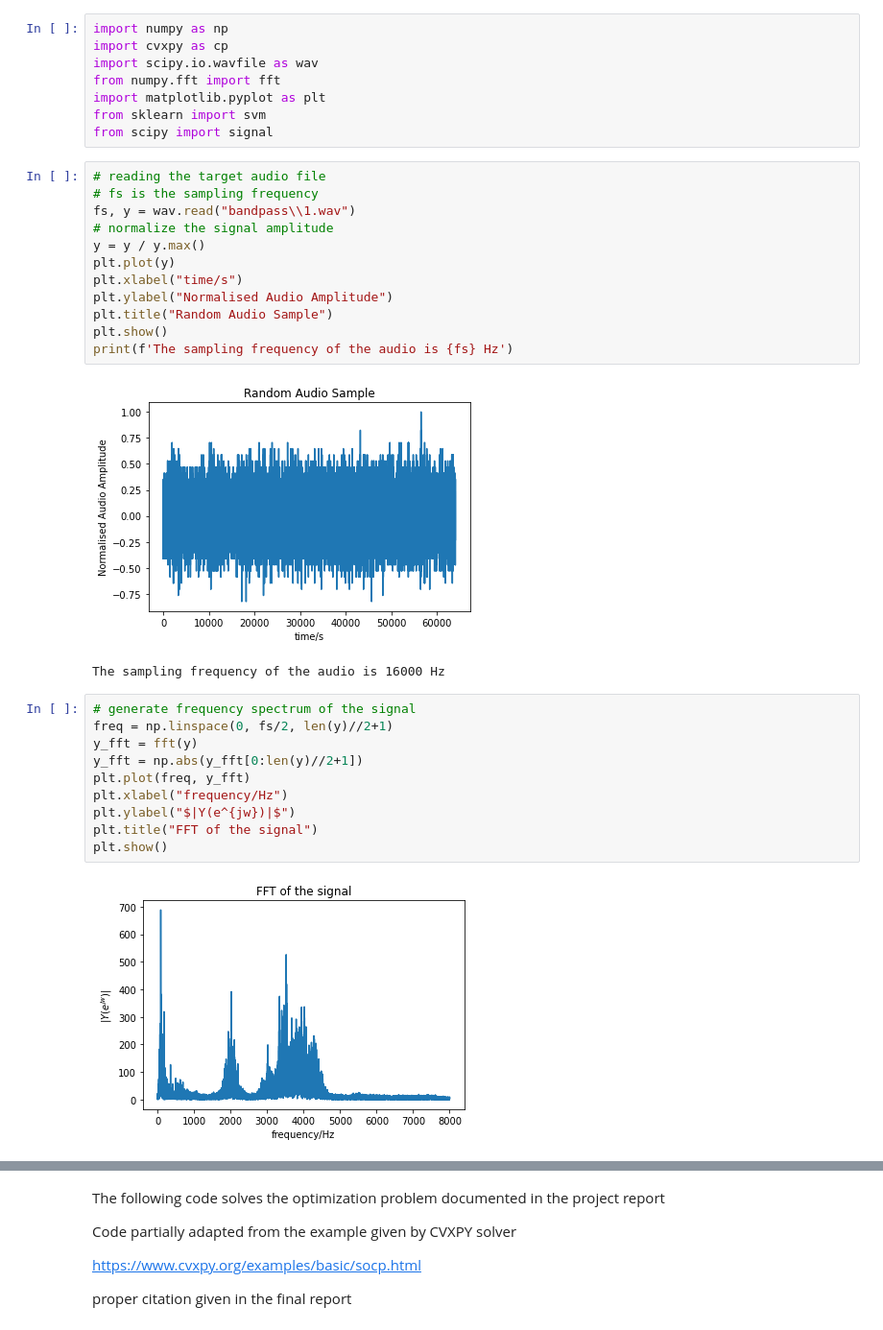
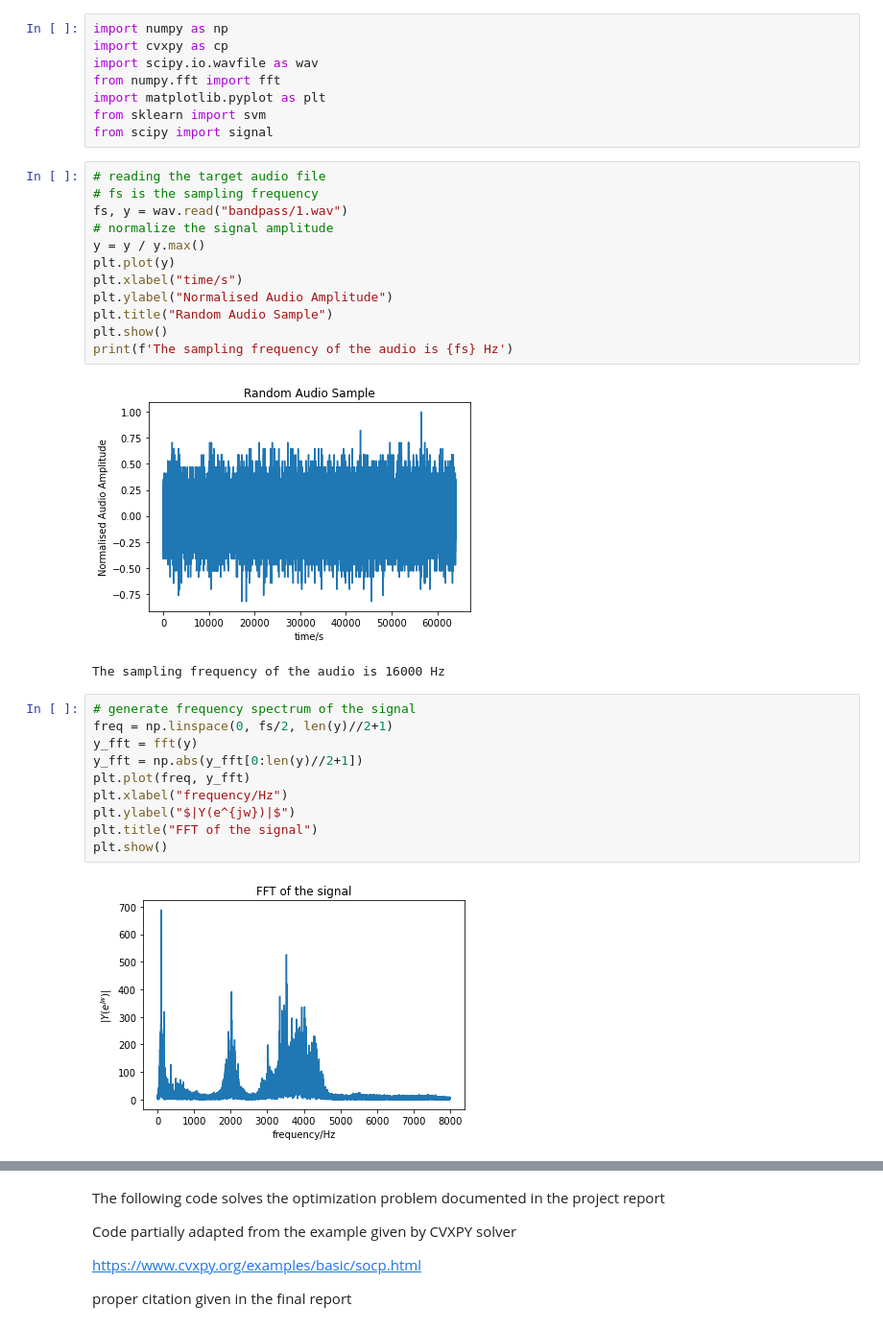
Before and after one commit to solt-qy/LDI_project, a Jupyter notebook: 01_optimization/Optimization (FIR Filter Design)-Bandpass.ipynb, the cells around one changed output, grey strips where cells are left out. Shown at 96% size. Drawn from its saved outputs; the diff is of its cells as text.

```diff
--- a/01_optimization/Optimization (FIR Filter Design)-Bandpass.ipynb
+++ b/01_optimization/Optimization (FIR Filter Design)-Bandpass.ipynb
@@ -9,17 +9,17 @@ from scipy import signal
 # %%
 # reading the target audio file
 # fs is the sampling frequency
-fs, y = wav.read("bandpass\\1.wav")
+fs, y = wav.read("bandpass/1.wav")
 # normalize the signal amplitude
 y = y / y.max()
 plt.plot(y)
 plt.xlabel("time/s")
 plt.ylabel("Normalised Audio Amplitude")
 plt.title("Random Audio Sample")
 plt.show()
 print(f'The sampling frequency of the audio is {fs} Hz')
 # %% [output]
-[figure, old version]
+[figure, new version]
 The sampling frequency of the audio is 16000 Hz
 # %%
 # generate frequency spectrum of the signal
@@ -32,7 +32,7 @@ plt.ylabel("$|Y(e^{jw})|$")
 plt.title("FFT of the signal")
 plt.show()
 # %% [output]
-[figure, old version]
+[figure, new version]
 # %%
 #Todo: implement search for threshold so that
 # upp and low threshold have same number of points
```
Also changed, not shown: parts of 5 cells of this notebook, 4 other files.
